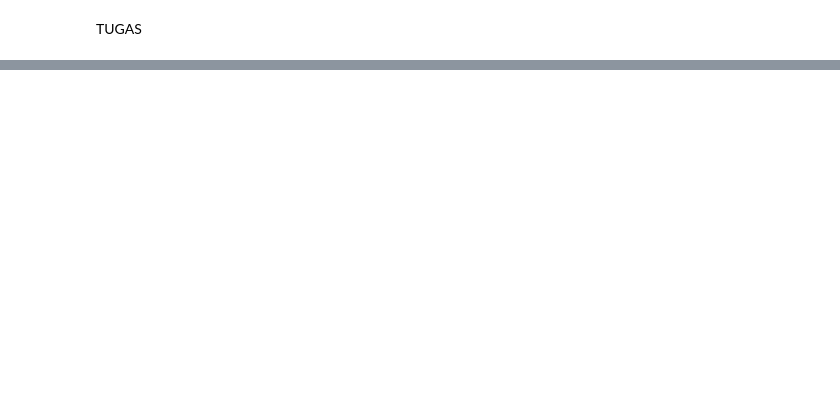
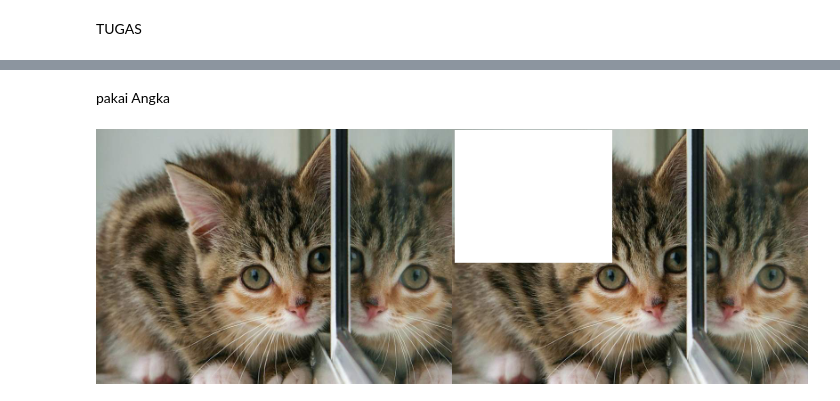
Before and after one commit to MahisaAghisni/PCVK_GENAP_2023, a Jupyter notebook: Week1.ipynb, the cells around one changed output, grey strips where cells are left out. Drawn from its saved outputs; the diff is of its cells as text; code cells hidden in the pictures; blank space fills up the shorter version.

```diff
--- a/Week1.ipynb
+++ b/Week1.ipynb
@@ -106,0 +107,17 @@ cv2_imshow(final_frame)
+# %% [markdown]
+pakai Angka
+# %%
+image_2 = cv.cvtColor(image, cv.COLOR_BGR2RGB)
+image_3 = cv.cvtColor(image, cv.COLOR_BGR2RGB)
+
+# x1, y1 = int(tinggi/2), int(lebar/2)
+# x2, y2 = int(tinggi/2*2), int(lebar/2*2)
+
+for x in range ( 1, 150):
+    for y in range( 3, 180):
+        image_3[x, y] = [255,255,255]
+
+final_frame = cv.hconcat((image_2, image_3))
+cv2_imshow(final_frame)
+# %% [output]
+[figure, added]
```
Also changed, not shown: parts of 7 cells of this notebook.
